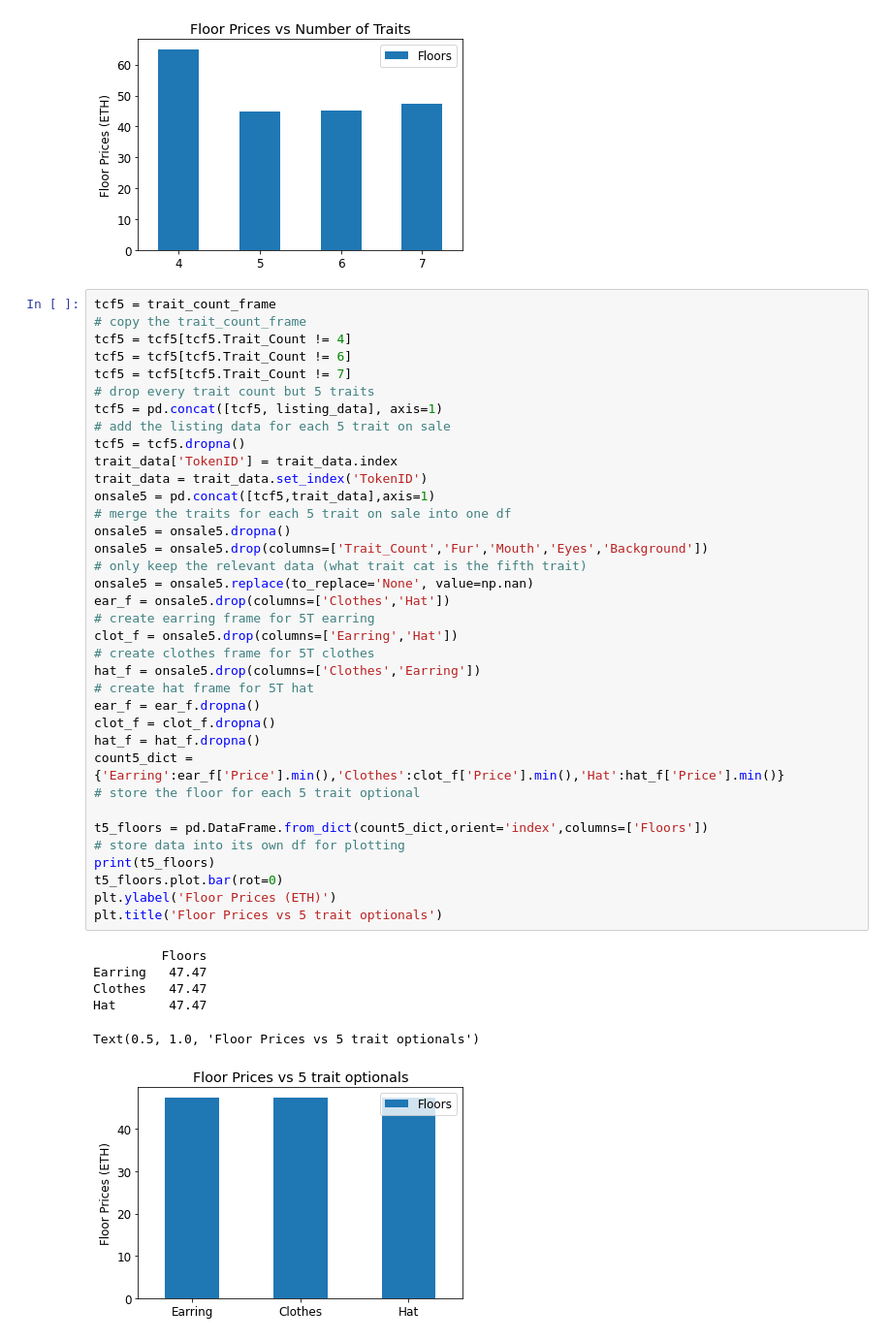
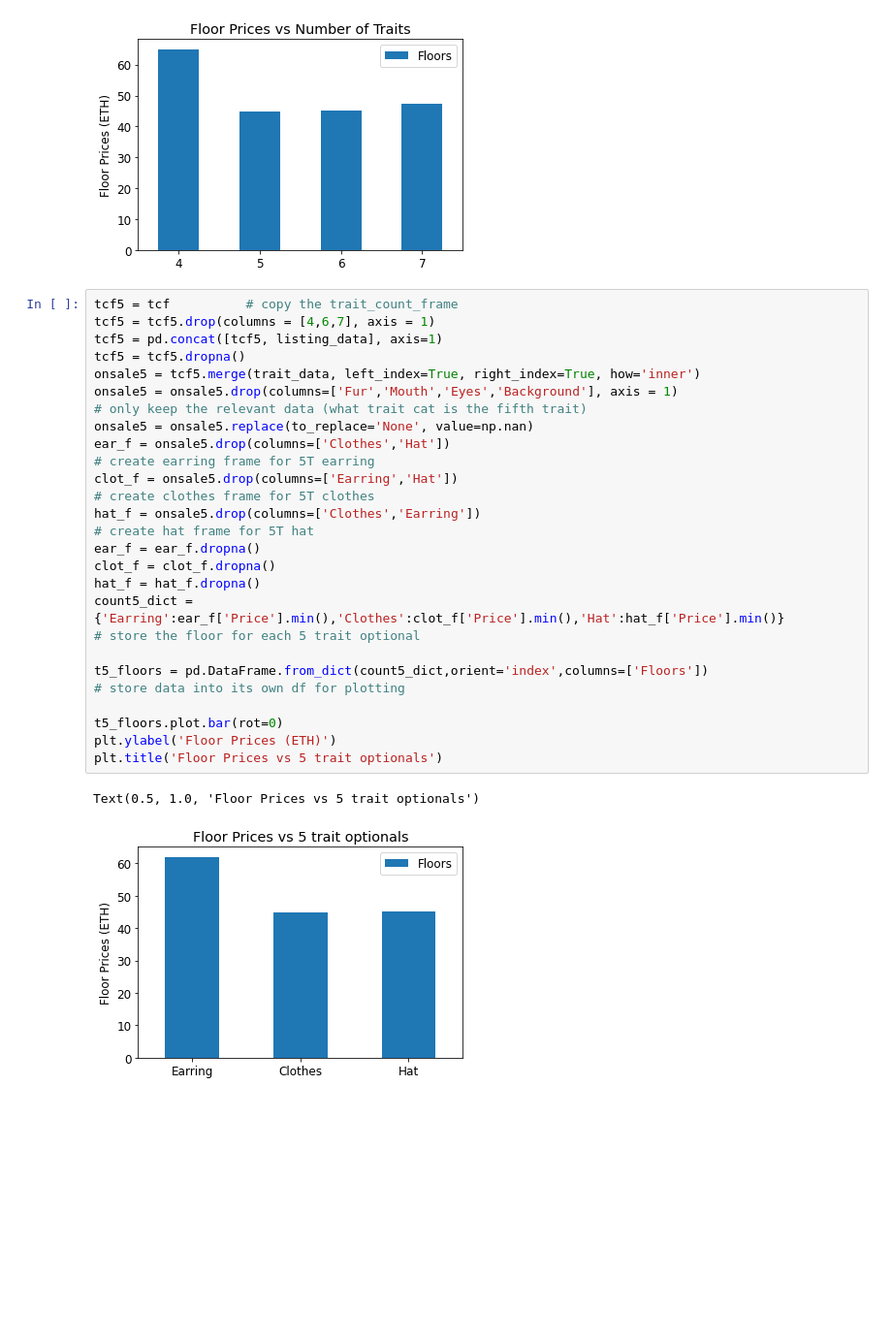
Before and after one commit to JunxianQu/ECE143_NFD_Prediction, a Jupyter notebook: presentation_graphs.ipynb, the cells around one changed output. Shown: that part at 97% size. Drawn from its saved outputs; the diff is of its cells as text; blank space fills up the shorter version.

```diff
--- a/presentation_graphs.ipynb
+++ b/presentation_graphs.ipynb
@@ -255,35 +253,26 @@ plt.show()
 # %% [output]
 [figure]
 # %%
-tcf5 = trait_count_frame                                                                                            # copy the trait_count_frame
-tcf5 = tcf5[tcf5.Trait_Count != 4]
-tcf5 = tcf5[tcf5.Trait_Count != 6]
-tcf5 = tcf5[tcf5.Trait_Count != 7]                                                                                  # drop every trait count but 5 traits
-tcf5 = pd.concat([tcf5, listing_data], axis=1)                                                                      # add the listing data for each 5 trait on sale
+tcf5 = tcf          # copy the trait_count_frame
+tcf5 = tcf5.drop(columns = [4,6,7], axis = 1)
+tcf5 = pd.concat([tcf5, listing_data], axis=1)
 tcf5 = tcf5.dropna()
-trait_data['TokenID'] = trait_data.index
-trait_data = trait_data.set_index('TokenID')
-onsale5 = pd.concat([tcf5,trait_data],axis=1)                                                                       # merge the traits for each 5 trait on sale into one df
-onsale5 = onsale5.dropna()
-onsale5 = onsale5.drop(columns=['Trait_Count','Fur','Mouth','Eyes','Background'])                                   # only keep the relevant data (what trait cat is the fifth trait)
+onsale5 = tcf5.merge(trait_data, left_index=True, right_index=True, how='inner')
+onsale5 = onsale5.drop(columns=['Fur','Mouth','Eyes','Background'], axis = 1)                                   # only keep the relevant data (what trait cat is the fifth trait)
 onsale5 = onsale5.replace(to_replace='None', value=np.nan)
 ear_f = onsale5.drop(columns=['Clothes','Hat'])                                                                     # create earring frame for 5T earring
 clot_f = onsale5.drop(columns=['Earring','Hat'])                                                                    # create clothes frame for 5T clothes
 hat_f = onsale5.drop(columns=['Clothes','Earring'])                                                                 # create hat frame for 5T hat
 ear_f = ear_f.dropna()
 clot_f = clot_f.dropna()
 hat_f = hat_f.dropna()
 count5_dict = {'Earring':ear_f['Price'].min(),'Clothes':clot_f['Price'].min(),'Hat':hat_f['Price'].min()}           # store the floor for each 5 trait optional
 
 t5_floors = pd.DataFrame.from_dict(count5_dict,orient='index',columns=['Floors'])                                   # store data into its own df for plotting
-print(t5_floors)
+
 t5_floors.plot.bar(rot=0)
 plt.ylabel('Floor Prices (ETH)')
 plt.title('Floor Prices vs 5 trait optionals')
 # %% [output]
-         Floors
-Earring   47.47
-Clothes   47.47
-Hat       47.47
+Text(0.5, 1.0, 'Floor Prices vs 5 trait optionals')
-Text(0.5, 1.0, 'Floor Prices vs 5 trait optionals')
-[figure, old version]
+[figure, new version]
```
Also changed, not shown: parts of 1 cell of this notebook.
